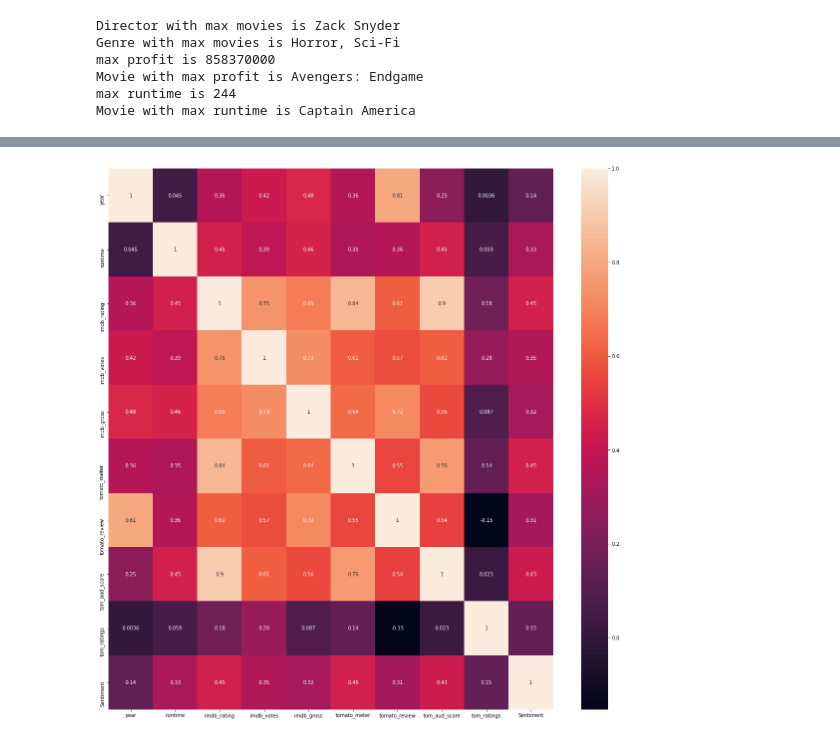
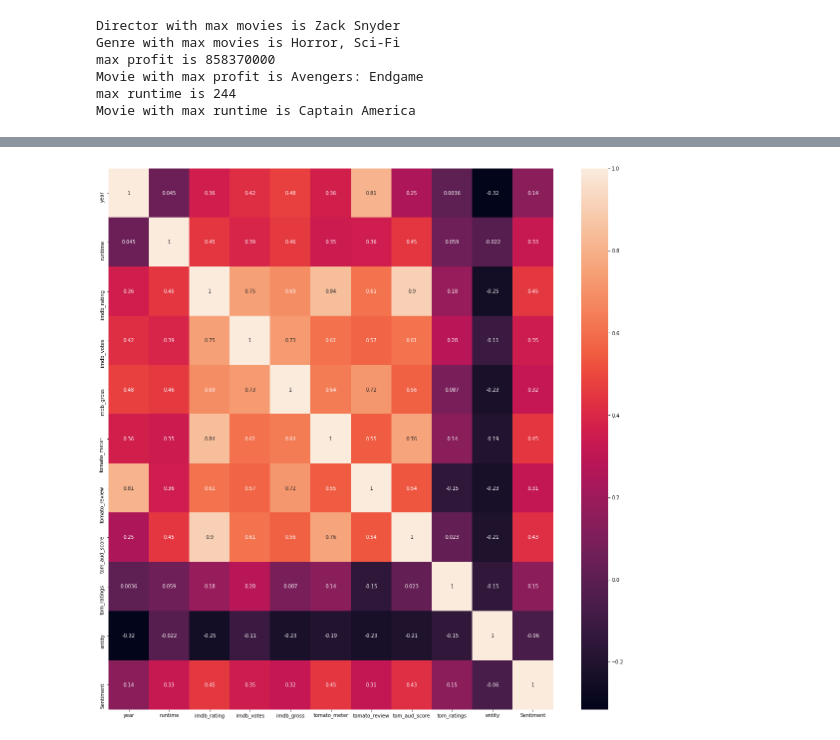
Before and after one commit to NytKing/DC-vs-MARVEL, a Jupyter notebook: DC_vs_MARVEL.ipynb, the cells around one changed output, grey strips where cells are left out. Cells and saved outputs as stored; diff of their text form; code cells hidden in the pictures.

```diff
--- a/DC_vs_MARVEL.ipynb
+++ b/DC_vs_MARVEL.ipynb
@@ -243,11 +254,10 @@ plt.show()
 # %%
-y=dcm_no_des["imdb_gross"]
-x=dcm_no_des.drop(["imdb_gross","id","title","genre","mpa_rating","director","entity","stars"],axis=1)
-z=dcm_no_des.drop(["id","title","genre","mpa_rating","director","entity","stars"],axis=1)
+z=dcm_no_des.drop(["id","title","genre","mpa_rating","director","stars"],axis=1)
+z=z.replace(to_replace=["MARVEL","DC"],value=[1,2])
 co=z.corr()
-top_corr_features=co.index
+features=co.index
 plt.figure(figsize=(20,20))
 
-heat=sns.heatmap(z[top_corr_features].corr(),annot=True,)
+heat=sns.heatmap(z[features].corr(),annot=True,)
 # %% [output]
-[figure, old version]
+[figure, new version]
```
Also changed, not shown: parts of 5 cells of this notebook.
